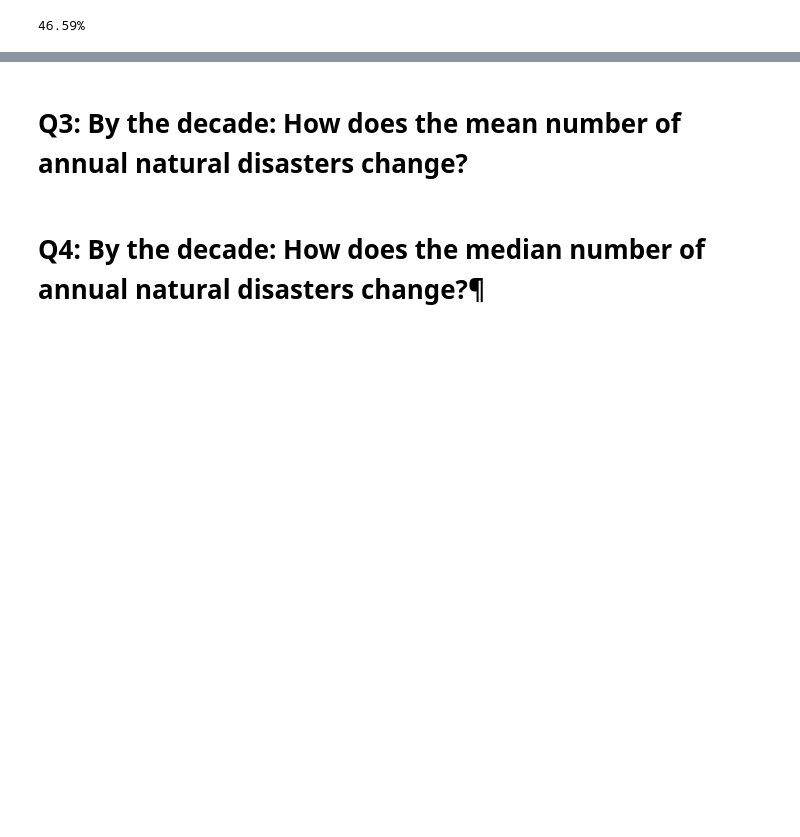
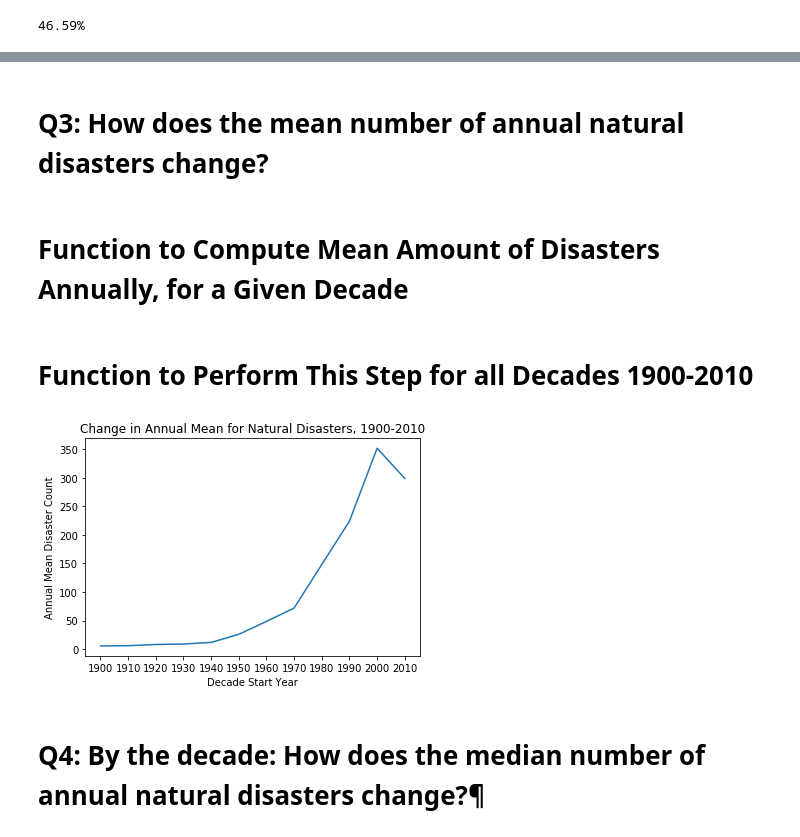
Before and after one commit to UPstartDeveloper/climate-change-analysis, a Jupyter notebook: analysis.ipynb, the cells around one changed output, grey strips where cells are left out. Cells and saved outputs as stored; diff of their text form; code cells hidden in the pictures; blank space fills up the shorter version.

Commit message:
Add line plot for annual mean change by decade.

```diff
--- a/analysis.ipynb
+++ b/analysis.ipynb
@@ -153,5 +157,42 @@ print(probability_for_interval(2000, 2018))
 # %% [markdown]
-# Q3: By the decade: How does the mean number of annual natural disasters change?
+# Q3: How does the mean number of annual natural disasters change?
+# %% [markdown]
+# Function to Compute Mean Amount of Disasters Annually, for a Given Decade
+# %%
+def grab_decade(start_yr, y_c_data, interval=9):
+    '''Return years and counts for only a specific interval length.'''
+    end_yr = int(start_yr) + interval - 1
+    years = y_c_data[(y_c_data['years'] <= end_yr) & (y_c_data['years'] >= start_yr)]
+    return years
+
+def compute_decade_mean(start_yr, y_c_data):
+    '''Sum the number of total disasters over a given period of 10 years, returns the mean.'''
+    years = grab_decade(start_yr, y_c_data)
+    # compute and return the mean
+    return years['counts'].sum() / 10
+# %% [markdown]
+# Function to Perform This Step for all Decades 1900-2010
+# %%
+def compute_means(y_c_data):
+    '''Returns a dict of all mean number of disasters that occurred for every decade, 1900-2010.'''
+    # compute the amount of decades in our data
+    start_yr, end_yr = y_c_data['years'].min(), y_c_data['years'].max()
+    decades = (end_yr - start_yr) // 10
+    # store all the means in a dict
+    decade_means = dict()
+    for i in range(start_yr, end_yr, 10):
+        decade_means[f'{i}'] = compute_decade_mean(i, y_c_data)
+    return decade_means
+
+means_by_decade = compute_means(y_c_data)
+# %%
+plt.plot(list(means_by_decade.keys()), list(means_by_decade.values()))
+plt.xlabel('Decade Start Year')
+plt.ylabel('Annual Mean Disaster Count')
+plt.title('Change in Annual Mean for Natural Disasters, 1900-2010')
+plt.show()
+# %% [output]
+[figure, added]
 # %% [markdown]
 # Q4: By the decade:  How does the median number of annual natural disasters change?¶
 # %% [markdown]
```
Also changed, not shown: parts of 2 cells of this notebook.
